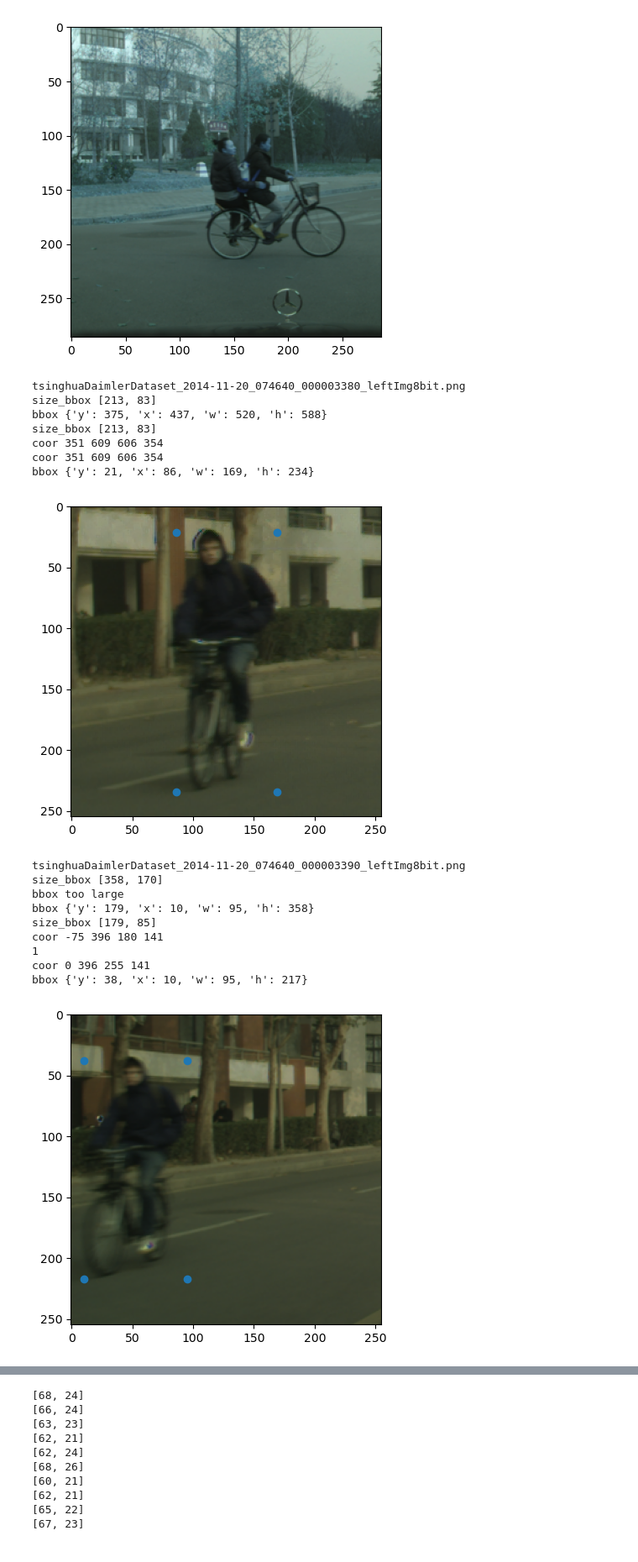
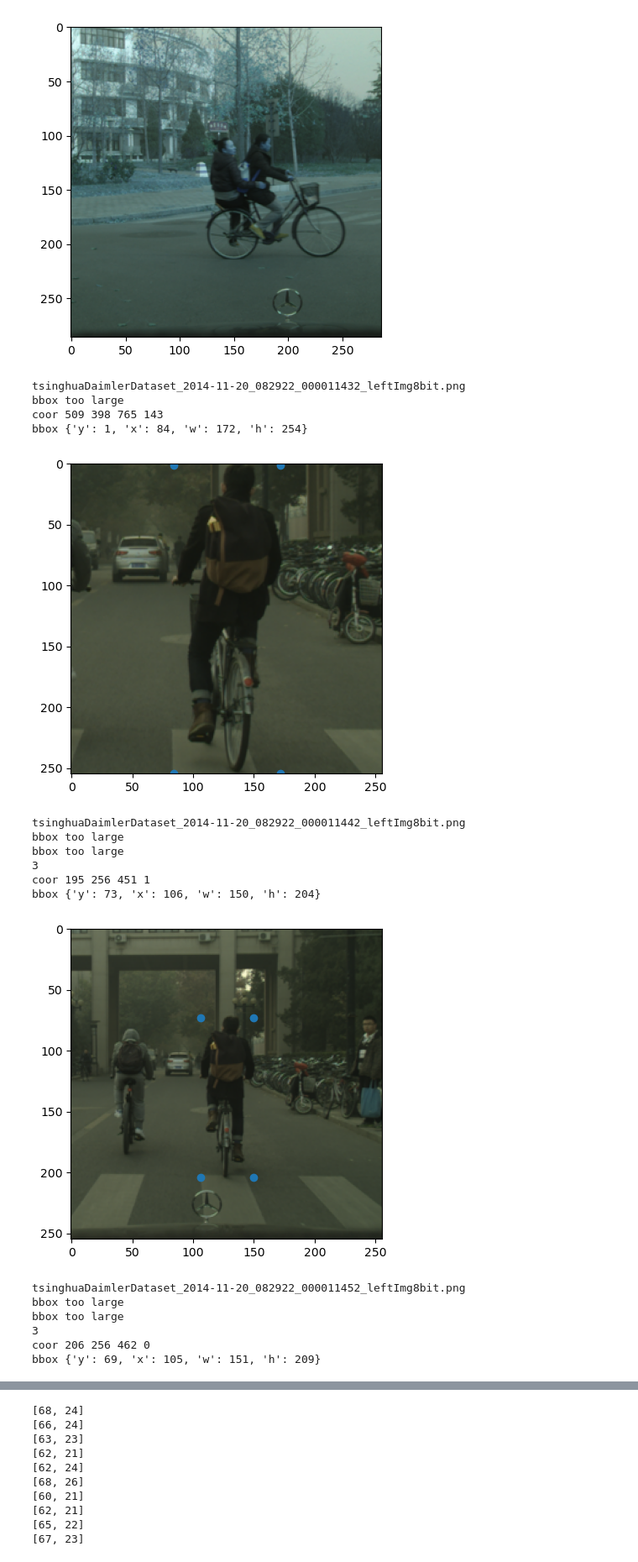
Before and after one commit to CamilleChallier/LSP5_compost, a Jupyter notebook: data_preprocessing/create_data.ipynb, the cells around one changed output, grey strips where cells are left out. Shown at 84% size. Cells and saved outputs as stored; diff of their text form; code cells hidden in the pictures.

```diff
--- a/data_preprocessing/create_data.ipynb
+++ b/data_preprocessing/create_data.ipynb
@@ -212,30 +212,26 @@ print(bbox)
 # %%
 def select_square_around_plastic (image_path,bbox_path,image_path_save, bbox_path_save,size) :
     for _, _, fnames in sorted(os.walk(image_path)): #for each folder
-        for fname in fnames[251:253] :
+        for fname in fnames[1530:1535] :
             print(fname)
             AB = Image.open(image_path+ fname).convert('RGB')
             width, height = AB.size
             with open(bbox_path+ os.path.splitext(fname)[0] + ".json" ) as json_file:
                 bbox = json.load(json_file)
             size_bbox = [bbox["h"]-bbox["y"], bbox["w"]-bbox["x"]]
-            print("size_bbox",size_bbox)
 
-            if size_bbox[0] > size or size_bbox[1] > size :
+            while size_bbox[0] > size or size_bbox[1] > size :
                 print("bbox too large")
                 AB = AB.resize((int(width/2),int(height/2)), Image.BICUBIC)
                 bbox = {"y": int(bbox["y"]/2), "x": int(bbox["x"]/2), "w": int(bbox["w"]/2), "h": int(bbox["h"]/2)}
                 size_bbox = [bbox["h"]-bbox["y"], bbox["w"]-bbox["x"]]
                 width, height = AB.size
-            print("bbox",bbox)
-            print("size_bbox",size_bbox)
 
             left = bbox["x"]+int(size_bbox[1]/2-size/2)
             top = bbox["y"]+int(size_bbox[0]/2+size/2)
             right = bbox["x"]+int(size_bbox[1]/2+size/2)
             bottom = bbox["y"]+int(size_bbox[0]/2-size/2)
 
-            print("coor",left, top,right,bottom)
             if left <0 :
                 print("1")
                 diff = 0-left
@@ -270,26 +266,26 @@ def select_square_around_plastic (image_path,bbox_path,image_path_save, bbox_pat
             plt.scatter (x= [bbox2["x"],bbox2["x"],bbox2["w"],bbox2["w"]], y=[bbox2["y"],bbox2["h"],bbox2["y"],bbox2["h"]])
             plt.show()
 
-            with open(bbox_path_save+ os.path.splitext(fname)[0] +".json", "w") as outfile:
-                json.dump(bbox2, outfile)
+            #with open(bbox_path_save+ os.path.splitext(fname)[0] +".json", "w") as outfile:
+            #    json.dump(bbox2, outfile)
 # %%
-select_square_around_plastic ("tsinghuaDaimlerDataset/images_full/train/","tsinghuaDaimlerDataset/images_aligned/bbox/train/","tsinghuaDaimlerDataset/images_crop_bb/images/train/", "tsinghuaDaimlerDataset/images_crop_bb/bbox/train/",256)
+select_square_around_plastic ("tsinghuaDaimlerDataset/images_full/train/","tsinghuaDaimlerDataset/all_bbox/bbox/train/","tsinghuaDaimlerDataset/images_crop_bb/images/train/", "tsinghuaDaimlerDataset/images_crop_bb/bbox/train/",256)
 # %% [output]
-tsinghuaDaimlerDataset_2014-11-20_074640_000003380_leftImg8bit.png
-size_bbox [213, 83]
-bbox {'y': 375, 'x': 437, 'w': 520, 'h': 588}
-size_bbox [213, 83]
-coor 351 609 606 354
-coor 351 609 606 354
-bbox {'y': 21, 'x': 86, 'w': 169, 'h': 234}
+tsinghuaDaimlerDataset_2014-11-20_082922_000011432_leftImg8bit.png
+bbox too large
+coor 509 398 765 143
+bbox {'y': 1, 'x': 84, 'w': 172, 'h': 254}
-[figure, old version]
+[figure, new version]
-tsinghuaDaimlerDataset_2014-11-20_074640_000003390_leftImg8bit.png
-size_bbox [358, 170]
+tsinghuaDaimlerDataset_2014-11-20_082922_000011442_leftImg8bit.png
 bbox too large
-bbox {'y': 179, 'x': 10, 'w': 95, 'h': 358}
-size_bbox [179, 85]
-coor -75 396 180 141
-1
-coor 0 396 255 141
-bbox {'y': 38, 'x': 10, 'w': 95, 'h': 217}
+bbox too large
+3
+coor 195 256 451 1
+bbox {'y': 73, 'x': 106, 'w': 150, 'h': 204}
-[figure, old version]
+[figure, new version]
+tsinghuaDaimlerDataset_2014-11-20_082922_000011452_leftImg8bit.png
+bbox too large
+bbox too large
+3
+coor 206 256 462 0
+bbox {'y': 69, 'x': 105, 'w': 151, 'h': 209}
```
Also changed, not shown: parts of 4 cells of this notebook, 2 other files.
